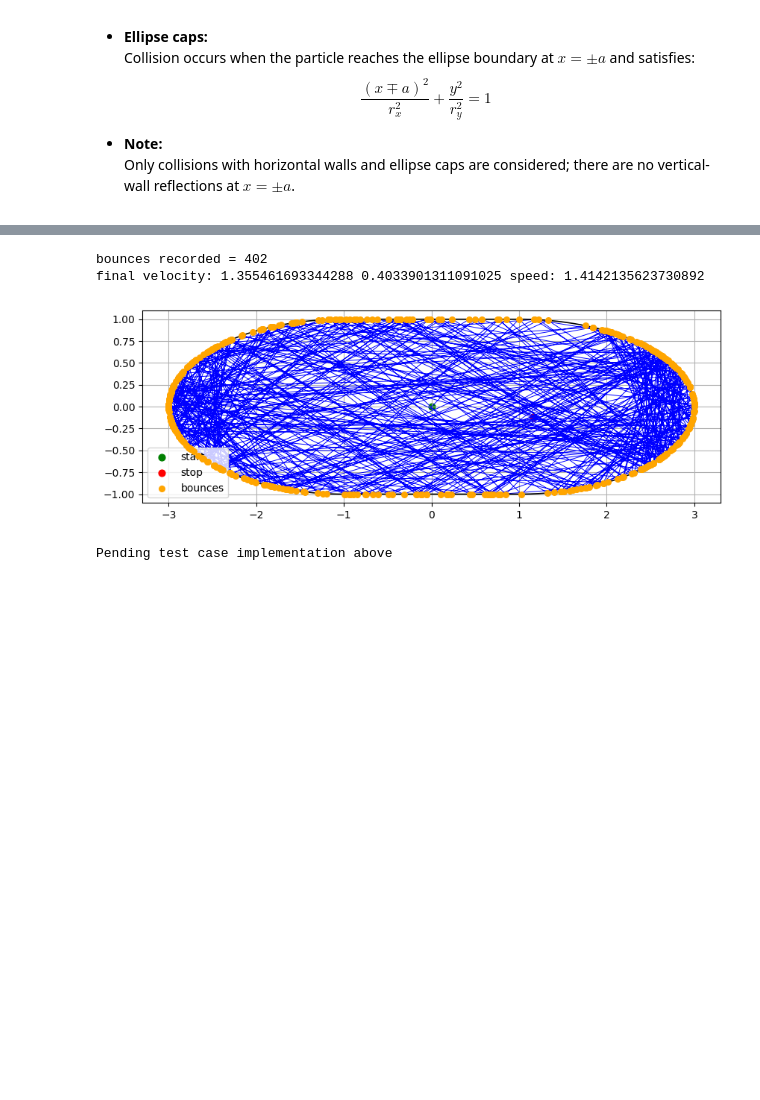
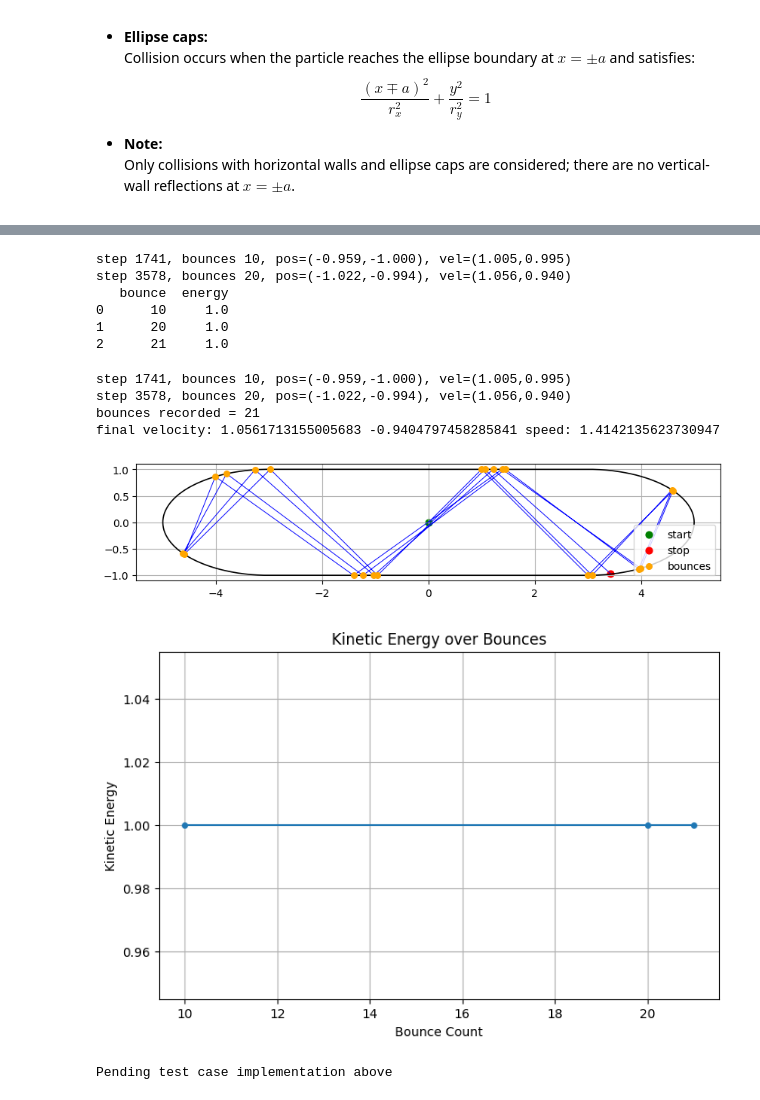
Before and after one commit to Shaukat-aziz/Quantum_Computing, a Jupyter notebook: qft_on_qc.ipynb, the cells around one changed output, grey strips where cells are left out. Cells and saved outputs as stored; diff of their text form; code cells hidden in the pictures; blank space fills up the shorter version.

```diff
--- a/qft_on_qc.ipynb
+++ b/qft_on_qc.ipynb
@@ -56,7 +76,7 @@ from math import isfinite
 # Rectangle: |x| <= a, |y| <= b
 # Ellipse caps: centered at x=±a, semi-axes rx, ry
 
-a = 1.0   # half-width of rectangle
+a = 3.0   # half-width of rectangle
 b = 1.0   # half-height of rectangle
 rx = 2.0  # ellipse semi-axis in x (caps)
 ry = b    # ellipse semi-axis in y
@@ -103,22 +123,25 @@ def ellipse_normal_at(x, y, cx):
 def reflect(v, n):
     # reflect velocity vector v about (unit) normal n
     return v - 2*np.dot(v, n)*n
+def kinetic_energy(vx, vy, mass=1.0):
+    """Return kinetic energy for given velocity components and mass (default 1)."""
+    return 0.5 * mass * (vx**2 + vy**2)
 # %%
+import pandas as pd
+
 def simulate_trajectory(x0, y0, vx0, vy0, dt=0.01, steps=10000, max_bounces=None, eps_nudge=1e-9):
-    """Analytic stadium billiard: rectangle + ellipse caps, no vertical-wall reflections.
-    Returns X, Y, vx, vy, bounces (list of (index, x, y, kind)).
-    """
     x, y = float(x0), float(y0)
     vx, vy = float(vx0), float(vy0)
     X = [x]
     Y = [y]
     bounces = []
+    energy_records = []
     bounce_count = 0
+    q = 0
     for step in range(steps):
         remaining = dt
         while remaining > 1e-16:
             candidates = []
-            # horizontal walls y = +b and -b (priority 1)
             if abs(vy) > 1e-16:
                 for wall_y in (b, -b):
                     t = (wall_y - y)/vy
@@ -128,7 +151,6 @@ def simulate_trajectory(x0, y0, vx0, vy0, dt=0.01, steps=10000, max_bounces=None
                             ny = 1.0 if wall_y > 0 else -1.0
                             if np.dot(np.array([vx, vy]), np.array([0.0, ny])) > 1e-12:
                                 candidates.append((t, 1, 'hwall', wall_y, None))
-            # ellipse caps: center at +a and -a (priority 0)
             for sx in (1.0, -1.0):
                 cx = sx * a
                 A, B, C = ellipse_quadratic_coeffs(x, y, vx, vy, cx)
@@ -174,9 +196,29 @@ def simulate_trajectory(x0, y0, vx0, vy0, dt=0.01, steps=10000, max_bounces=None
                 x += (vx / vnorm) * eps_nudge
                 y += (vy / vnorm) * eps_nudge
             remaining -= t_coll
+            # Record energy every 10 bounces
+            if bounce_count % 10 == 0:
+                energy = kinetic_energy(vx, vy)
+                energy_records.append({'bounce': bounce_count, 'energy': energy})
             if max_bounces is not None and bounce_count >= max_bounces:
                 remaining = 0.0
                 break
+        if bounce_count != 0 and (bounce_count) % 10 == 0 and q == 0:
+            print(f'step {step}, bounces {bounce_count}, pos=({x:.3f},{y:.3f}), vel=({vx:.3f},{vy:.3f})')
+            q = 1
+        elif (bounce_count) % 10 != 0 and q == 1:
+            q = 0
         X.append(x)
         Y.append(y)
-    return np.array(X), np.array(Y), vx, vy, bounces
+    # Record energy at last bounce if not already recorded
+    if len(bounces) > 0 and (len(energy_records) == 0 or energy_records[-1]['bounce'] != bounce_count):
+        energy = kinetic_energy(vx, vy)
+        energy_records.append({'bounce': bounce_count, 'energy': energy})
+    return np.array(X), np.array(Y), vx, vy, bounces, energy_records
+# %% [output]
+step 1741, bounces 10, pos=(-0.959,-1.000), vel=(1.005,0.995)
+step 3578, bounces 20, pos=(-1.022,-0.994), vel=(1.056,0.940)
+   bounce  energy
+0      10     1.0
+1      20     1.0
+2      21     1.0
@@ -183,34 +251,48 @@ def simulate_trajectory(x0, y0, vx0, vy0, dt=0.01, steps=10000, max_bounces=None
 # %%
 # Run and plot clean stadium billiard trajectory
-X, Y, vx_final, vy_final, bounces = simulate_trajectory(0.0, 0.0, 1, 1, dt=0.019, steps=40000, eps_nudge=1e-8)
+X, Y, vx_final, vy_final, bounces, energy_records = simulate_trajectory(0.0, 0.0, 1, 1, dt=0.01, steps=4000, eps_nudge=1e-8)
 print('bounces recorded =', len(bounces))
 print('final velocity:', vx_final, vy_final, 'speed:', np.hypot(vx_final, vy_final))
 fig, ax = plt.subplots(figsize=(10,6))
 ax.plot(X, Y, '-b', lw=0.7)
 ax.scatter([X[0]], [Y[0]], c='green', s=40, label='start')
 ax.scatter([X[-1]], [Y[-1]], c='red', s=40, label='stop')
 # Stadium boundary
 Xt = np.linspace(-a, a, 200)
 Yt = np.full_like(Xt, b)
 Xb_right = a + rx * np.cos(np.linspace(np.pi/2, -np.pi/2, 200))
 Yb_right = ry * np.sin(np.linspace(np.pi/2, -np.pi/2, 200))
 Xb_full = np.concatenate([Xt, Xb_right, Xt[::-1], -Xb_right[::-1]])
 Yb_full = np.concatenate([Yt, Yb_right, -Yt, Yb_right[::-1]])
 ax.plot(Xb_full, Yb_full, 'k-', lw=1.2)
 # Overlay bounces
 if len(bounces) > 0:
     bx = [p[1] for p in bounces]
     by = [p[2] for p in bounces]
     ax.scatter(bx, by, c='orange', s=30, zorder=20, label='bounces')
 ax.set_aspect('equal')
 ax.grid(True)
 ax.legend()
 plt.savefig('stadium_billiard_clean.png', dpi=120)
 plt.show()
+#plot energy over bounces
+if energy_records:
+    energy_table = pd.DataFrame(energy_records)
+    plt.figure(figsize=(8,5))
+    plt.plot(energy_table['bounce'], energy_table['energy'], '-o', markersize=4)
+    plt.xlabel('Bounce Count')
+    plt.ylabel('Kinetic Energy')
+    plt.title('Kinetic Energy over Bounces')
+    plt.grid(True)
+    plt.savefig('kinetic_energy_over_bounces.png', dpi=120)
+    plt.show()
 # %% [output]
-bounces recorded = 402
-final velocity: 1.355461693344288 0.4033901311091025 speed: 1.4142135623730892
+step 1741, bounces 10, pos=(-0.959,-1.000), vel=(1.005,0.995)
+step 3578, bounces 20, pos=(-1.022,-0.994), vel=(1.056,0.940)
+bounces recorded = 21
+final velocity: 1.0561713155005683 -0.9404797458285841 speed: 1.4142135623730947
-[figure, old version]
+[figure, new version]
+[figure, added]
 # %%
 print("Pending test case implementation above")
 # %% [output]
```
Also changed, not shown: parts of 6 cells of this notebook, 9 other files.
